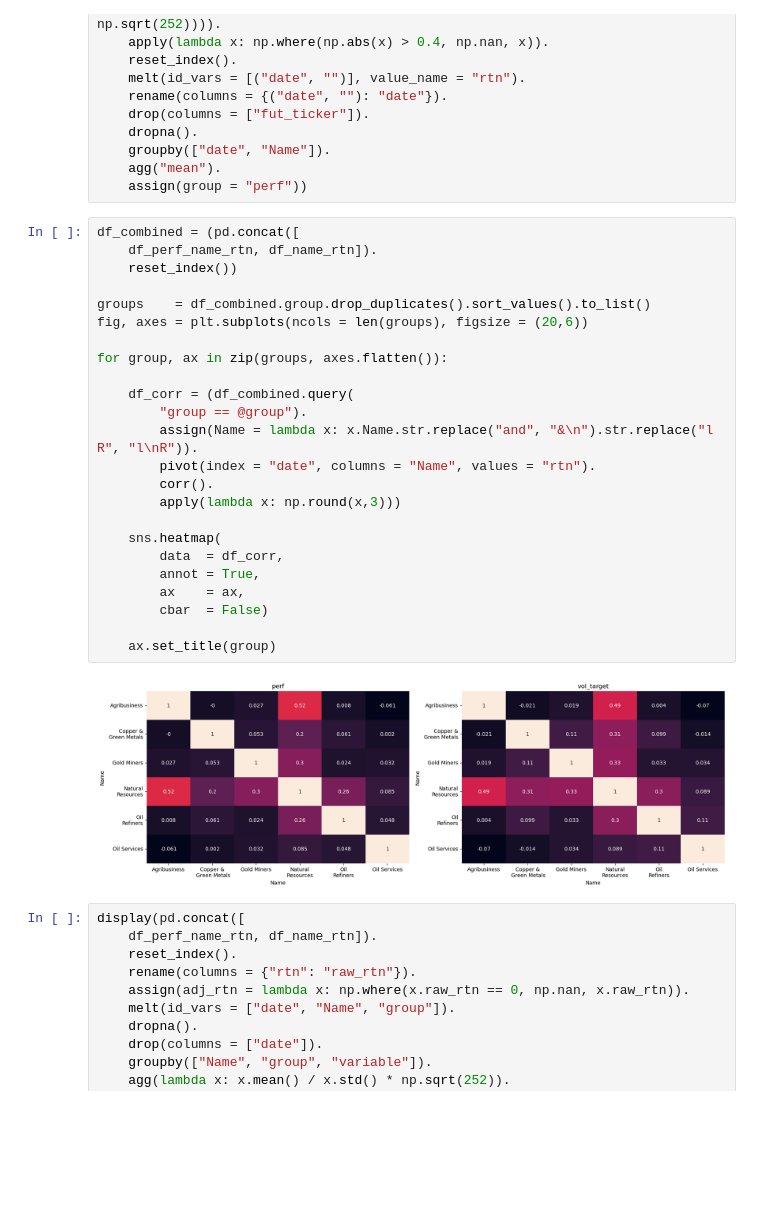
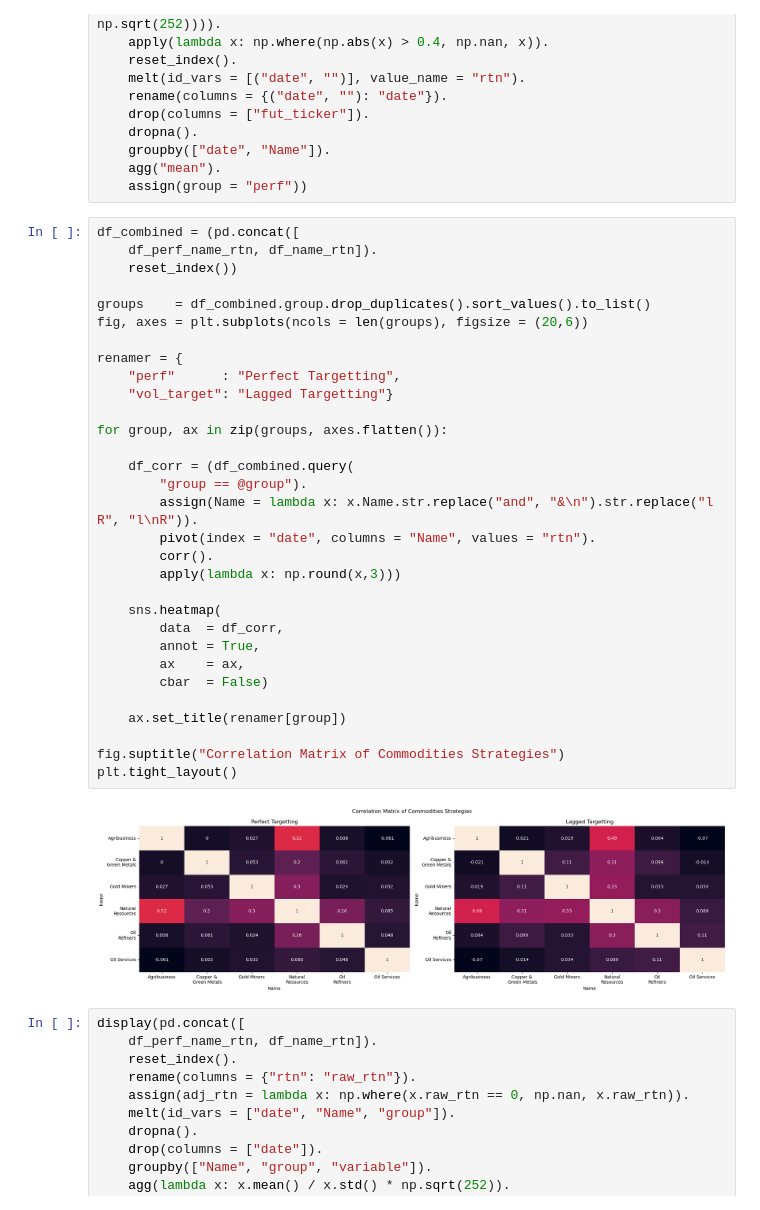
Before and after one commit to diegodalvarez/CommodityEquityAlpha, a Jupyter notebook: 1BaseModel.ipynb, the cells around one changed output. Drawn from its saved outputs; the diff is of its cells as text; blank space fills up the shorter version.

```diff
--- a/1BaseModel.ipynb
+++ b/1BaseModel.ipynb
@@ -501,29 +503,36 @@ df_perf_name_rtn = (df_opt_rtn.pivot(
 # %%
 df_combined = (pd.concat([
     df_perf_name_rtn, df_name_rtn]).
     reset_index())
 
 groups    = df_combined.group.drop_duplicates().sort_values().to_list()
 fig, axes = plt.subplots(ncols = len(groups), figsize = (20,6))
+
+renamer = {
+    "perf"      : "Perfect Targetting",
+    "vol_target": "Lagged Targetting"}
 
 for group, ax in zip(groups, axes.flatten()):
 
     df_corr = (df_combined.query(
         "group == @group").
         assign(Name = lambda x: x.Name.str.replace("and", "&\n").str.replace("l R", "l\nR")).
         pivot(index = "date", columns = "Name", values = "rtn").
         corr().
         apply(lambda x: np.round(x,3)))
 
     sns.heatmap(
         data  = df_corr,
         annot = True,
         ax    = ax,
         cbar  = False)
 
-    ax.set_title(group)
+    ax.set_title(renamer[group])
+
+fig.suptitle("Correlation Matrix of Commodities Strategies")
+plt.tight_layout()
 # %% [output]
-[figure, old version]
+[figure, new version]
 # %%
 display(pd.concat([
     df_perf_name_rtn, df_name_rtn]).
```
Also changed, not shown: parts of 7 cells of this notebook, 3 other files.
